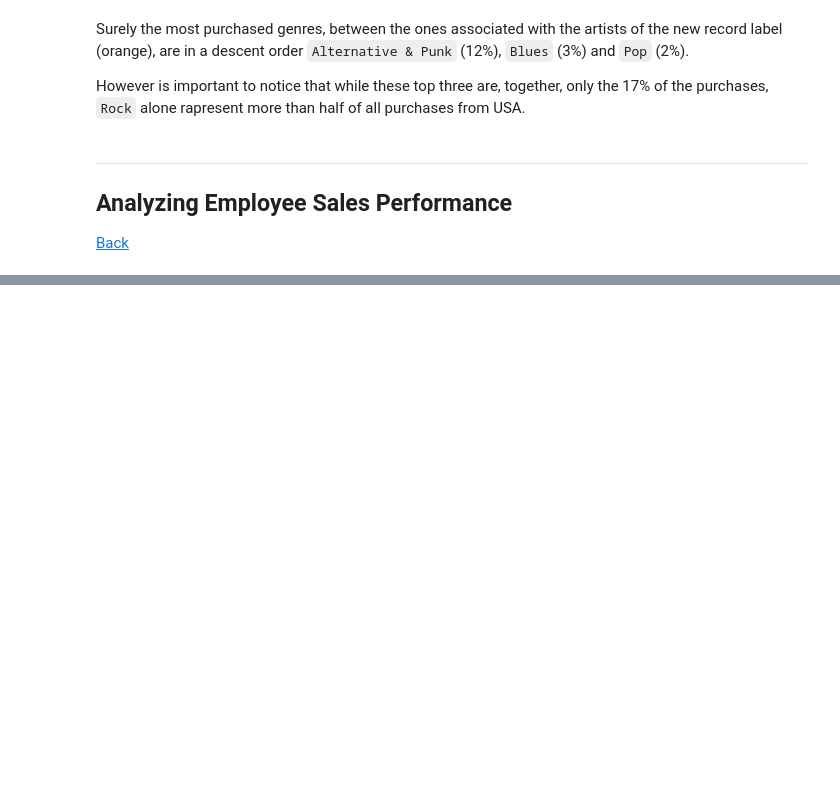
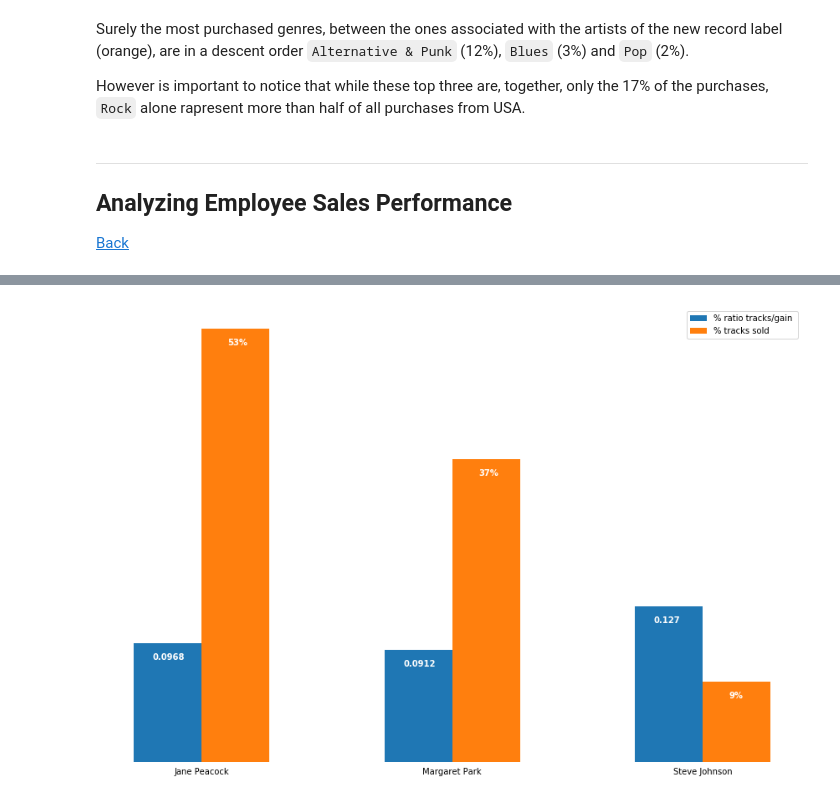
Before and after one commit to lucabro81/dataquest-projects, a Jupyter notebook: 10_answering_business_questions_using_sql/answering_business_questions_using_sql.ipynb, the cells around one changed output, grey strips where cells are left out. Cells and saved outputs as stored; diff of their text form; code cells hidden in the pictures; blank space fills up the shorter version.

```diff
--- a/10_answering_business_questions_using_sql/answering_business_questions_using_sql.ipynb
+++ b/10_answering_business_questions_using_sql/answering_business_questions_using_sql.ipynb
@@ -202,0 +252,44 @@ results
+# %%
+employee_data.set_index('support_agent', drop=True, inplace=True)
+# %%
+fig = plt.figure(figsize=(15,10))
+ax = fig.add_subplot(111)
+
+N = 3
+ind = np.arange(N)
+width = 0.27
+
+plt.tick_params(bottom = False, left = False, labelbottom = True)
+plt.gca().axes.get_yaxis().set_visible(False)
+
+rects1 = ax.bar(
+    ind,
+    (employee_data['ratio_tracks_total']*1.5).tolist(),
+    width)
+rects2 = ax.bar(
+    ind+width,
+    employee_data['total_tracks_perc'].tolist(),
+    width)
+
+for i, label in enumerate(list(employee_data.index)):
+
+    total_perc = employee_data.loc[label, "ratio_tracks_total"]*1.5
+    total_perc_str = (round(employee_data.loc[label, "ratio_tracks_total"], 4)).astype(str)
+    total_tracks_perc = employee_data.loc[label, 'total_tracks_perc']
+    total_tracks_perc_str = (employee_data.loc[label, 'total_tracks_perc']*100).astype(int).astype(str)+'%'
+
+    plt.annotate(total_perc_str, (ind[i]-0.06, total_perc-0.02), weight='bold', color='w')
+    plt.annotate(total_tracks_perc_str, (ind[i]+width-0.03, total_tracks_perc-0.02), weight='bold', color='w')
+
+ax.spines['top'].set_visible(False)
+ax.spines['left'].set_visible(False)
+ax.spines['bottom'].set_visible(False)
+ax.spines['right'].set_visible(False)
+ax.axes.get_yaxis().get_label().set_visible(False)
+
+ax.set_xticks(ind+(width/2))
+ax.set_xticklabels(employee_data.index)
+ax.legend((rects1[0], rects2[0]), ('% ratio tracks/gain ', '% tracks sold') )
+plt.show()
+# %% [output]
+[figure, added]
```
Also changed, not shown: parts of 23 cells of this notebook, 1 other file.
